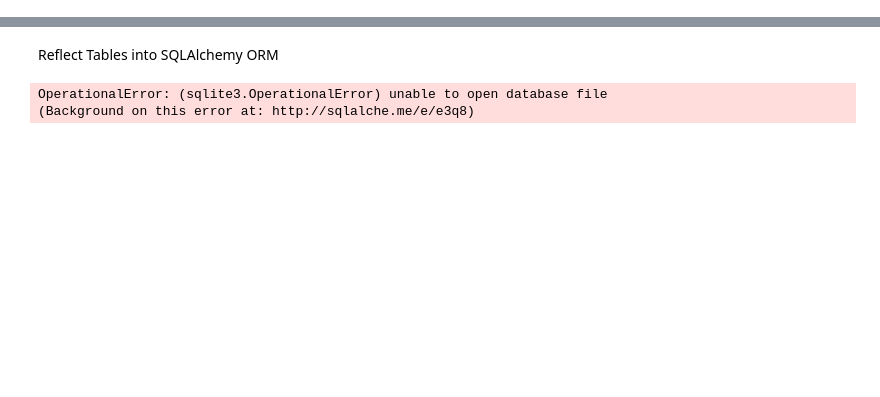
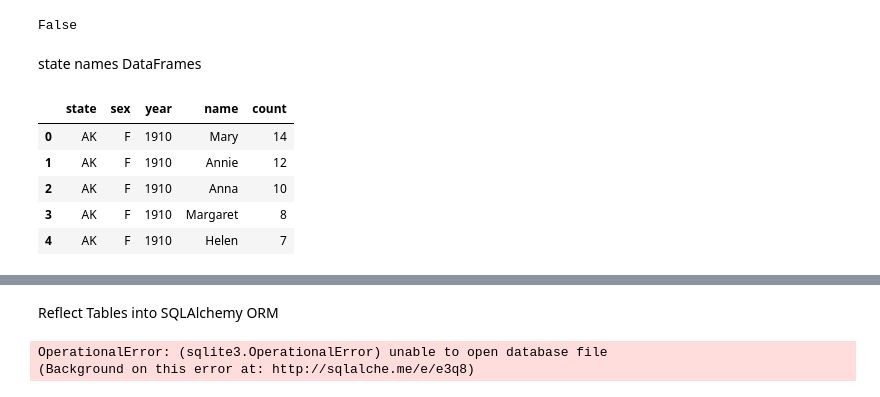
Before and after one commit to BrittLHeth/Project_2_Names, a Jupyter notebook: names.ipynb, the cells around one changed output, grey strips where cells are left out. Saved outputs shown, nothing was run; the diff lists cells and outputs as text; code cells hidden in the pictures; blank space fills up the shorter version.

```diff
--- a/names.ipynb
+++ b/names.ipynb
@@ -4,0 +56,19 @@ import datetime as dt
+# %%
+print(yob1881_df.isnull().values.any())
+# %% [output]
+False
+# %% [markdown]
+state names DataFrames
+# %%
+ak_data = pd.read_csv('Resources/namesbystate/AK.txt', sep=",", header=None)
+ak_data.columns = ["state","sex","year","name", "count"]
+
+ak_names_df = pd.DataFrame(ak_data)
+ak_names_df.head()
+# %% [output]
+|  | state | sex | year | name | count |
+| 0 | AK | F | 1910 | Mary | 14 |
+| 1 | AK | F | 1910 | Annie | 12 |
+| 2 | AK | F | 1910 | Anna | 10 |
+| 3 | AK | F | 1910 | Margaret | 8 |
+| 4 | AK | F | 1910 | Helen | 7 |
```
Also changed, not shown: parts of 10 cells of this notebook.
